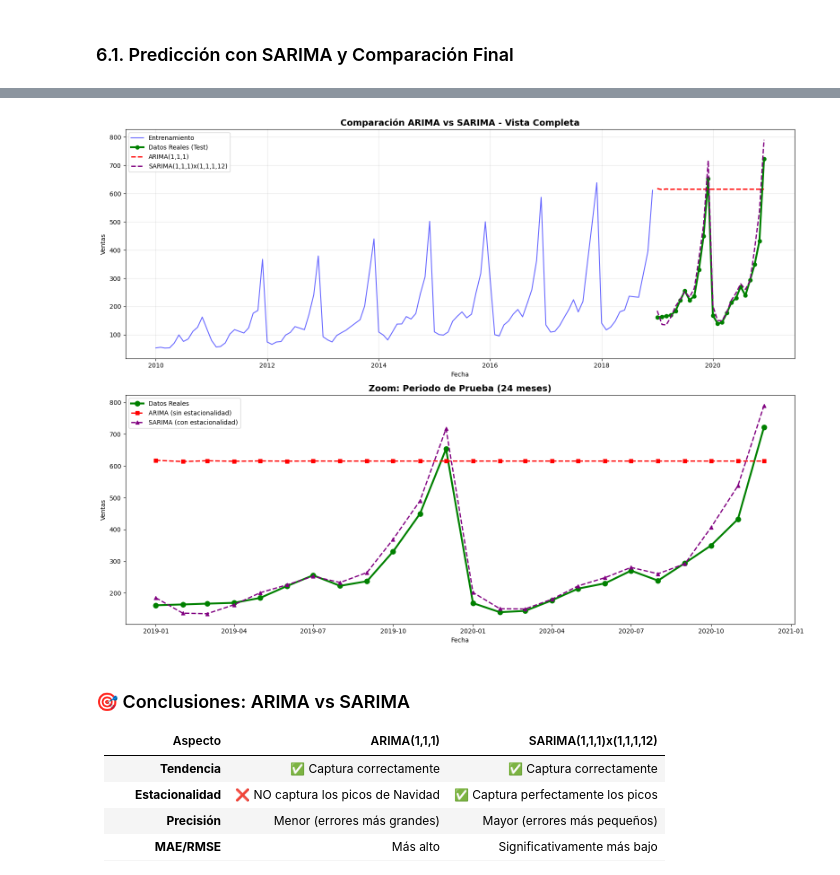
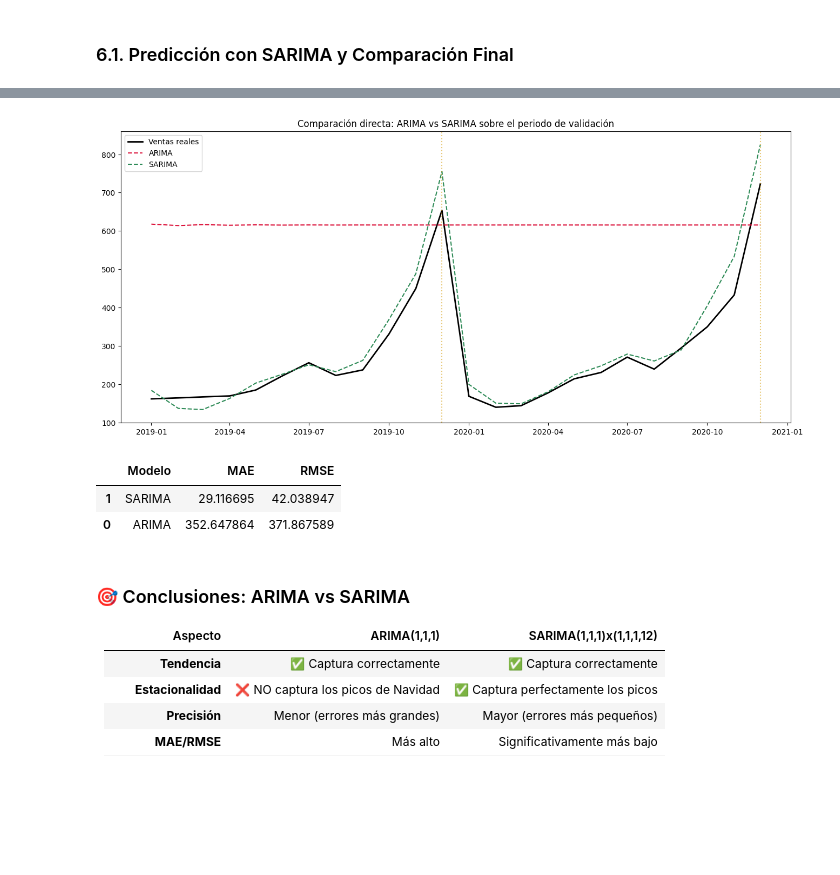
Before and after one commit to rasitoo/PythonDataAnalisis_bigdata_AHK, a Jupyter notebook: 22ARIMA_SARIMA_y_metodos _clasicos.ipynb, the cells around one changed output, grey strips where cells are left out. Drawn from its saved outputs; the diff is of its cells as text; code cells hidden in the pictures; blank space fills up the shorter version.

```diff
--- a/22ARIMA_SARIMA_y_metodos _clasicos.ipynb
+++ b/22ARIMA_SARIMA_y_metodos _clasicos.ipynb
@@ -596,15 +636,14 @@ Donde:
 - `order=(1, 1, 1)`: Mismo que ARIMA
 - `seasonal_order=(1, 1, 1, 12)`: Captura el ciclo anual de Navidad
 # %%
-# Entrenar el modelo SARIMA
-model_sarima = SARIMAX(train,
-                       order=(1, 1, 1),
-                       seasonal_order=(1, 1, 1, 12))
-fitted_sarima = model_sarima.fit()
+model_sarima = SARIMAX(
+    train,
+    order=(1, 1, 1),
+    seasonal_order=(1, 1, 1, 12),
+    enforce_stationarity=False,
+    enforce_invertibility=False
+)
+fitted_sarima = model_sarima.fit(disp=False)
 
-# Mostrar el resumen del modelo
-print("=" * 70)
-print("RESUMEN DEL MODELO SARIMA(1,1,1)x(1,1,1,12)")
-print("=" * 70)
 print(fitted_sarima.summary())
 # %% [output]
@@ -669,31 +693,32 @@ SARIMA(1,1,1)x(1,1,1,12):
 # %%
-# Visualización comparativa ARIMA vs SARIMA
-fig, axes = plt.subplots(2, 1, figsize=(16, 12))
+comparacion_sarima = pd.DataFrame({
+    'Real': test_real,
+    'ARIMA': forecast_arima_real,
+    'SARIMA': forecast_sarima_real
+})
 
-# Gráfico 1: Vista completa
-axes[0].plot(train_real.index, train_real, label='Entrenamiento', color='blue', alpha=0.6)
-axes[0].plot(test_real.index, test_real, label='Datos Reales (Test)', color='green', linewidth=3, marker='o')
-axes[0].plot(test.index, forecast_arima_real, label='ARIMA(1,1,1)', color='red', linestyle='--', linewidth=2)
-axes[0].plot(test.index, forecast_sarima_real, label='SARIMA(1,1,1)x(1,1,1,12)', color='purple', linestyle='--', linewidth=2)
-axes[0].set_title('Comparación ARIMA vs SARIMA - Vista Completa', fontsize=14, fontweight='bold')
-axes[0].set_xlabel('Fecha')
-axes[0].set_ylabel('Ventas')
-axes[0].legend(loc='upper left')
-axes[0].grid(True, alpha=0.3)
+plt.figure(figsize=(16, 7))
+plt.plot(comparacion_sarima.index, comparacion_sarima['Real'], label='Ventas reales', color='black', linewidth=2)
+plt.plot(comparacion_sarima.index, comparacion_sarima['ARIMA'], label='ARIMA', color='crimson', linestyle='--')
+plt.plot(comparacion_sarima.index, comparacion_sarima['SARIMA'], label='SARIMA', color='seagreen', linestyle='--')
 
-# Gráfico 2: Zoom en el periodo de prueba
-axes[1].plot(test_real.index, test_real, label='Datos Reales', color='green', linewidth=3, marker='o', markersize=8)
-axes[1].plot(test.index, forecast_arima_real, label='ARIMA (sin estacionalidad)', color='red', linestyle='--', linewidth=2, marker='s')
-axes[1].plot(test.index, forecast_sarima_real, label='SARIMA (con estacionalidad)', color='purple', linestyle='--', linewidth=2, marker='^')
-axes[1].set_title('Zoom: Periodo de Prueba (24 meses)', fontsize=14, fontweight='bold')
-axes[1].set_xlabel('Fecha')
-axes[1].set_ylabel('Ventas')
-axes[1].legend(loc='upper left')
+for fecha in comparacion_sarima.index[comparacion_sarima.index.month == 12]:
+    plt.axvline(fecha, color='goldenrod', linestyle=':', alpha=0.6)
 
-plt.tight_layout()
+plt.title('Comparación directa: ARIMA vs SARIMA sobre el periodo de validación')
+plt.legend()
 plt.show()
+
+pd.DataFrame({
+    'Modelo': ['ARIMA', 'SARIMA'],
+    'MAE': [mae_arima, mae_sarima],
+    'RMSE': [rmse_arima, rmse_sarima]
+}).sort_values('RMSE')
 # %% [output]
-[figure, old version]
+[figure, new version]
+|  | Modelo | MAE | RMSE |
+| 1 | SARIMA | 29.116695 | 42.038947 |
+| 0 | ARIMA | 352.647864 | 371.867589 |
 # %% [markdown]
 ### 🎯 Conclusiones: ARIMA vs SARIMA
 
```
Also changed, not shown: parts of 13 cells of this notebook.
